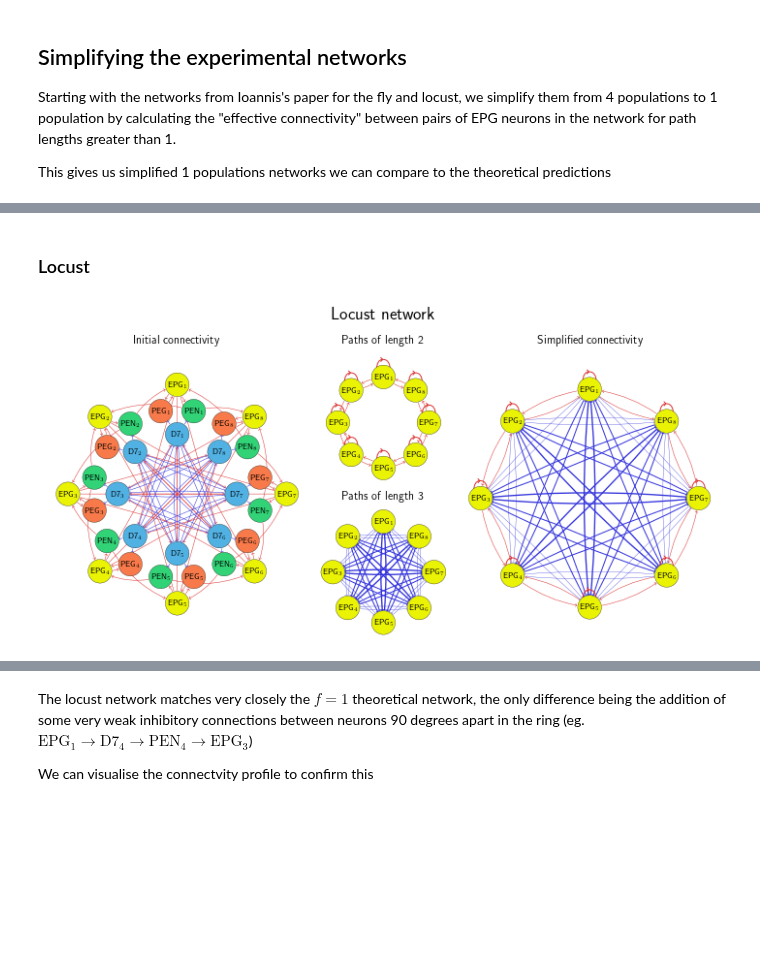
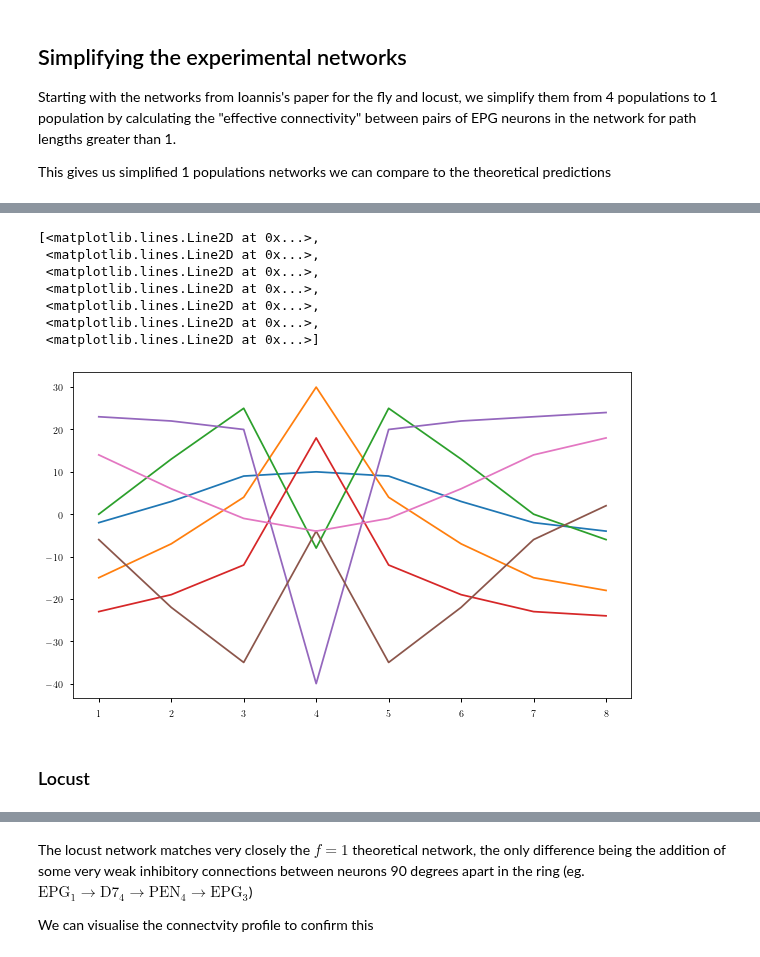
Before and after one commit to Dominic-DallOsto/insect-navigation-sinusoidal-optimality, a Jupyter notebook: insect network graph analysis.ipynb, the cells around one changed output, grey strips where cells are left out. Cells and saved outputs as stored; diff of their text form; code cells hidden in the pictures; blank space fills up the shorter version.

```diff
--- a/insect network graph analysis.ipynb
+++ b/insect network graph analysis.ipynb
@@ -307,14 +308,36 @@ This gives us simplified 1 populations networks we can compare to the theoretica
+# %%
+def get_all_non_repeating_paths(n_from:str, n_to:str, max_length:int):
+	if n_from == n_to:
+		parents = [pre for pre,post in locust_g.edges() if post == n_to]
+		paths = [p+[n_to] for p in nx.all_simple_paths(locust_g, n_from, parents, max_length) if np.all([not n.startswith('EPG') for n in p[1:-1]])]
+	else:
+		paths = [p for p in nx.all_simple_paths(locust_g, n_from, n_to, max_length) if np.all([not n.startswith('EPG') for n in p[1:-1]])]
+	return paths
+
+path_lengths = lambda paths: [len(p)-1 for p in paths]
+path_signs = lambda paths: [np.prod([-1 if n.startswith('D7') else 1 for n in p]) for p in paths]
+# %%
+sums = []
+# for n in range(1,9):
+# 	paths = get_all_non_repeating_paths(f'EPG_4', f'EPG_{n}', 10)
+# 	lengths = path_lengths(paths)
+# 	signs = path_signs(paths)
+# 	sums.append(np.sum(signs))
+
+for max_length in range(4,11):
+	sums.append([np.sum(path_signs(get_all_non_repeating_paths(f'EPG_4', f'EPG_{n}', max_length))) for n in range(1,9)])
+# %%
+plt.plot(range(1,9), np.array(sums).T)
+# mean,amp,phase = profile_to_mu_amp_phase(np.array(sums))
+# plt.plot(mean + amp*np.cos(2*np.pi*np.arange(-N//2,N//2+1)/N), 'ko--', markersize=6, linewidth=1)
+# %% [output]
+[<matplotlib.lines.Line2D at 0x...>,
+ <matplotlib.lines.Line2D at 0x...>,
+ <matplotlib.lines.Line2D at 0x...>,
+ <matplotlib.lines.Line2D at 0x...>,
+ <matplotlib.lines.Line2D at 0x...>,
+ <matplotlib.lines.Line2D at 0x...>,
+ <matplotlib.lines.Line2D at 0x...>]
+[figure, added]
 # %% [markdown]
 ### Locust
-# %%
-M_locust = connectivity_matrices.get_locust_simplified_connectivity_matrix_raw()
-
-fig, axs = plt.subplot_mosaic("AABDD;AACDD", figsize=(10,5))
-axs = np.array(list(axs.values()))[np.argsort(list(axs.keys()))] # need to do this to get axes in order A B C D
-simplified_graph_locust = plot_graph_simplification(M_locust, axs)
-plt.suptitle('Locust network', fontsize=18)
-plt.tight_layout()
-plt.savefig('plots/network-graph-simplified-locust.pdf')
-plt.show()
-# %% [output]
-[figure, removed]
```
Also changed, not shown: parts of 17 cells of this notebook, 22 other files.
